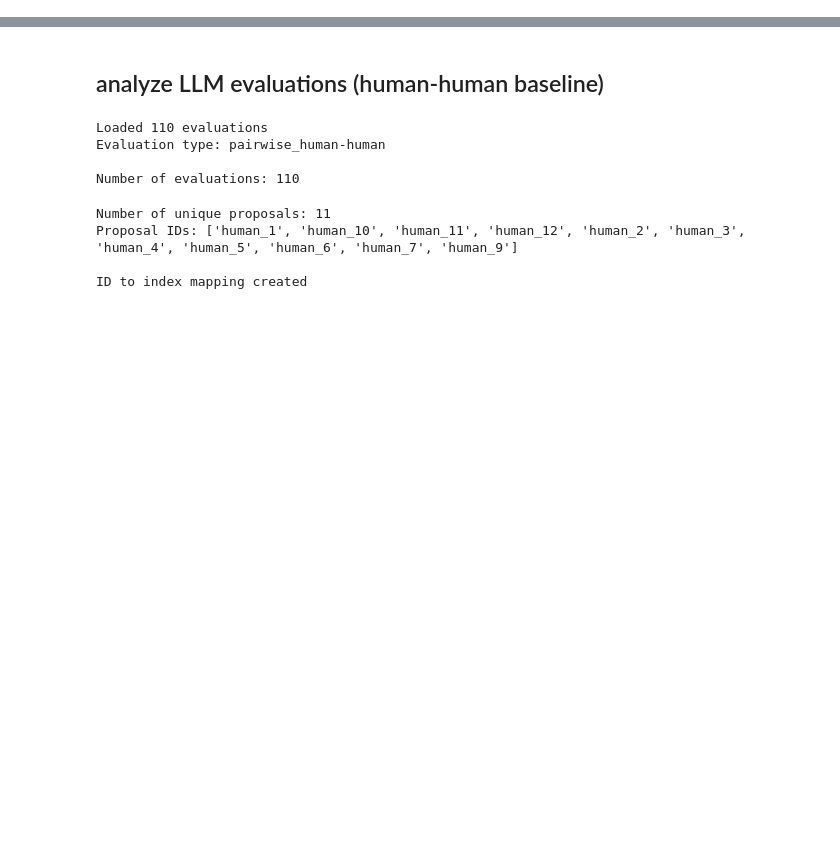
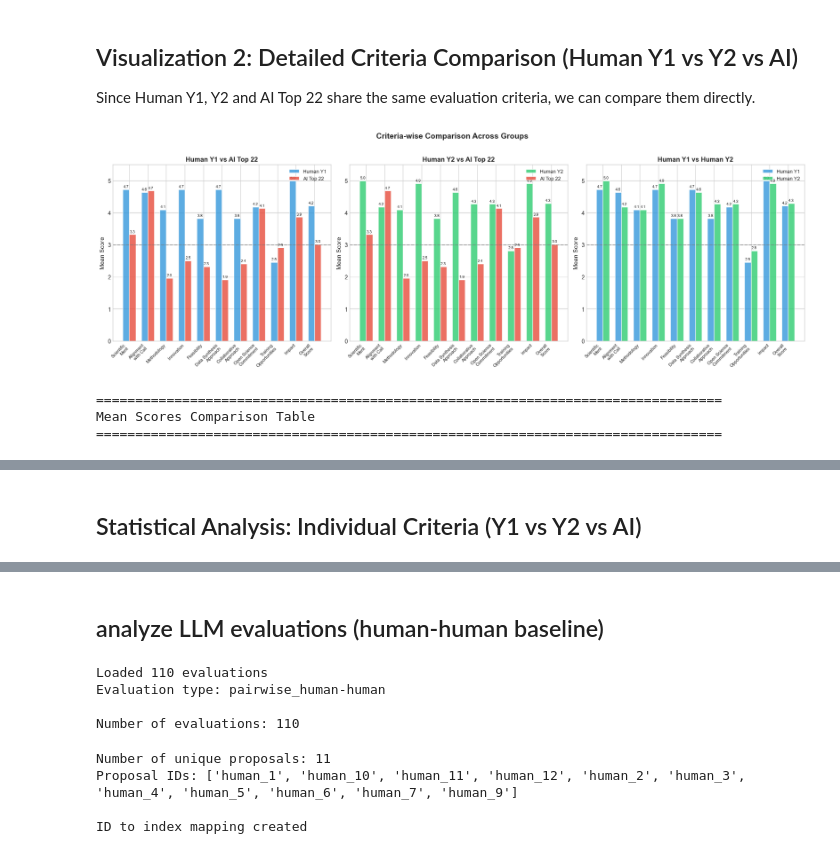
Before and after one commit to eveyhuang/ai-scientist, a Jupyter notebook: result_analysis.ipynb, the cells around one changed output, grey strips where cells are left out. Saved outputs shown, nothing was run; the diff lists cells and outputs as text; code cells hidden in the pictures; blank space fills up the shorter version.

```diff
--- a/result_analysis.ipynb
+++ b/result_analysis.ipynb
@@ -21,0 +344,77 @@ Libraries loaded successfully!
+# %% [markdown]
+## Visualization 2: Detailed Criteria Comparison (Human Y1 vs Y2 vs AI)
+
+Since Human Y1, Y2 and AI Top 22 share the same evaluation criteria, we can compare them directly.
+# %%
+# Figure 2: Detailed Criteria Comparison - All Pairwise Comparisons
+criteria_cols = CRITERIA + ['overall_score']
+criteria_labels = ['Scientific\nMerit', 'Alignment\nwith Call', 'Methodology', 'Innovation',
+                   'Feasibility', 'Data Synthesis\nApproach', 'Collaborative\nApproach',
+                   'Open Science\nCommitment', 'Training\nOpportunities', 'Impact', 'Overall\nScore']
+
+# Calculate means for each group
+y1_means = df_y1[criteria_cols].mean()
+y2_means = df_y2[criteria_cols].mean()
+ai_means = df_ai[criteria_cols].mean()
+
+# Create 3-panel figure for all comparisons
+fig, axes = plt.subplots(1, 3, figsize=(18, 6))
+
+x = np.arange(len(criteria_cols))
+width = 0.35
+
+comparisons = [
+    ('Human Y1', 'AI Top 22', y1_means, ai_means, '#3498db', '#e74c3c'),
+    ('Human Y2', 'AI Top 22', y2_means, ai_means, '#2ecc71', '#e74c3c'),
+    ('Human Y1', 'Human Y2', y1_means, y2_means, '#3498db', '#2ecc71'),
+]
+
+for ax, (label1, label2, means1, means2, color1, color2) in zip(axes, comparisons):
+    bars1 = ax.bar(x - width/2, means1, width, label=label1, color=color1, alpha=0.8)
+    bars2 = ax.bar(x + width/2, means2, width, label=label2, color=color2, alpha=0.8)
+
+    ax.set_ylabel('Mean Score', fontsize=11)
+    ax.set_title(f'{label1} vs {label2}', fontsize=12, fontweight='bold')
+    ax.set_xticks(x)
+    ax.set_xticklabels(criteria_labels, rotation=45, ha='right', fontsize=8)
+    ax.legend(fontsize=9, loc='upper right')
+    ax.set_ylim(0, 5.5)
+    ax.axhline(y=3, color='gray', linestyle='--', alpha=0.5)
+
+    # Add value labels
+    for bar in bars1:
+        height = bar.get_height()
+        ax.annotate(f'{height:.1f}', xy=(bar.get_x() + bar.get_width()/2, height),
+                    xytext=(0, 2), textcoords="offset points", ha='center', va='bottom', fontsize=7)
+    for bar in bars2:
+        height = bar.get_height()
+        ax.annotate(f'{height:.1f}', xy=(bar.get_x() + bar.get_width()/2, height),
+                    xytext=(0, 2), textcoords="offset points", ha='center', va='bottom', fontsize=7)
+
+plt.suptitle('Criteria-wise Comparison Across Groups', fontsize=14, fontweight='bold', y=1.02)
+plt.tight_layout()
+plt.savefig('qualitative_evaluation/all_pairwise_criteria_comparison.png', dpi=150, bbox_inches='tight')
+plt.show()
+
+# Print comprehensive comparison table
+print("\n" + "="*80)
+print("Mean Scores Comparison Table")
+print("="*80)
+comparison_df = pd.DataFrame({
+    'Criterion': criteria_labels,
+    'Human Y1': y1_means.values,
+    'Human Y2': y2_means.values,
+    'AI Top 22': ai_means.values,
+    'Y1-AI': (y1_means - ai_means).values,
+    'Y2-AI': (y2_means - ai_means).values,
+    'Y1-Y2': (y1_means - y2_means).values,
+})
+display(comparison_df.style.format({
+    'Human Y1': '{:.2f}', 'Human Y2': '{:.2f}', 'AI Top 22': '{:.2f}',
+    'Y1-AI': '{:+.2f}', 'Y2-AI': '{:+.2f}', 'Y1-Y2': '{:+.2f}'
+}).background_gradient(subset=['Y1-AI', 'Y2-AI', 'Y1-Y2'], cmap='RdYlGn', vmin=-1, vmax=1))
+# %% [output]
+[figure, added]
+================================================================================
+Mean Scores Comparison Table
+================================================================================
@@ -21,0 +433,2 @@ Libraries loaded successfully!
+# %% [markdown]
+## Statistical Analysis: Individual Criteria (Y1 vs Y2 vs AI)
```
Also changed, not shown: parts of 32 cells of this notebook, 9 other files.
